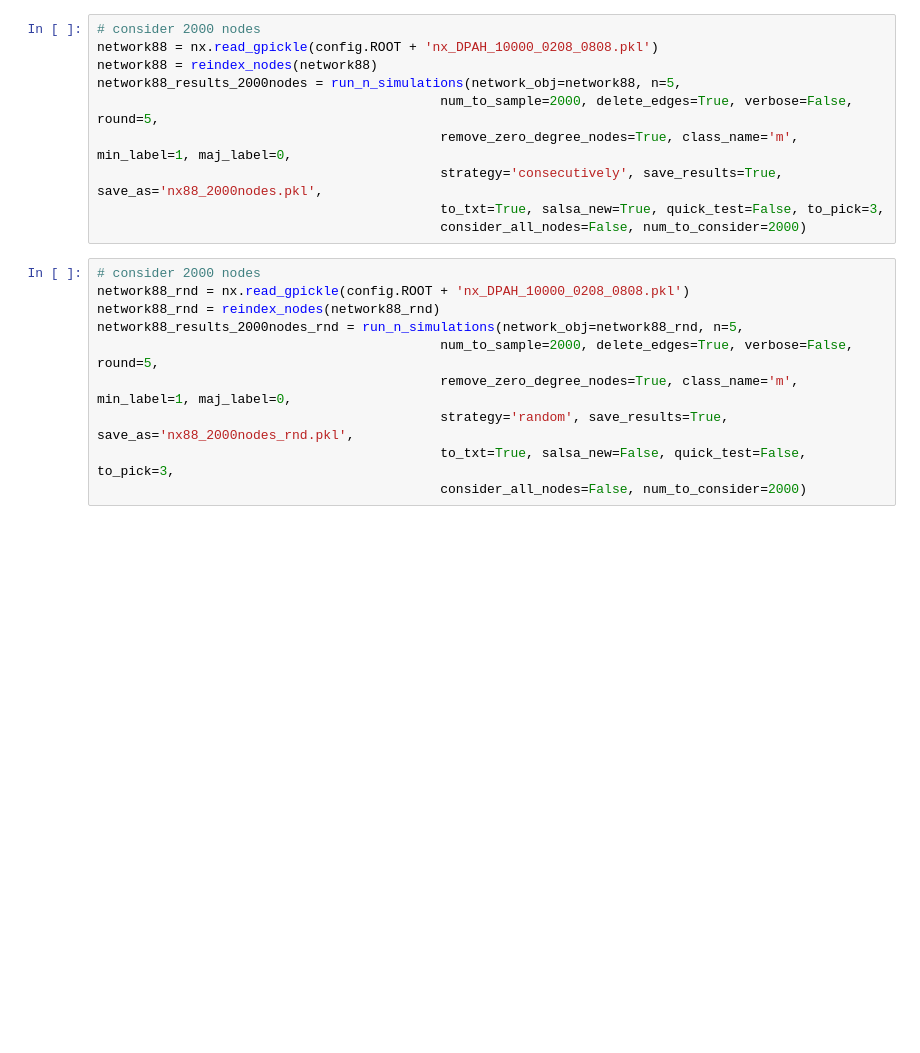
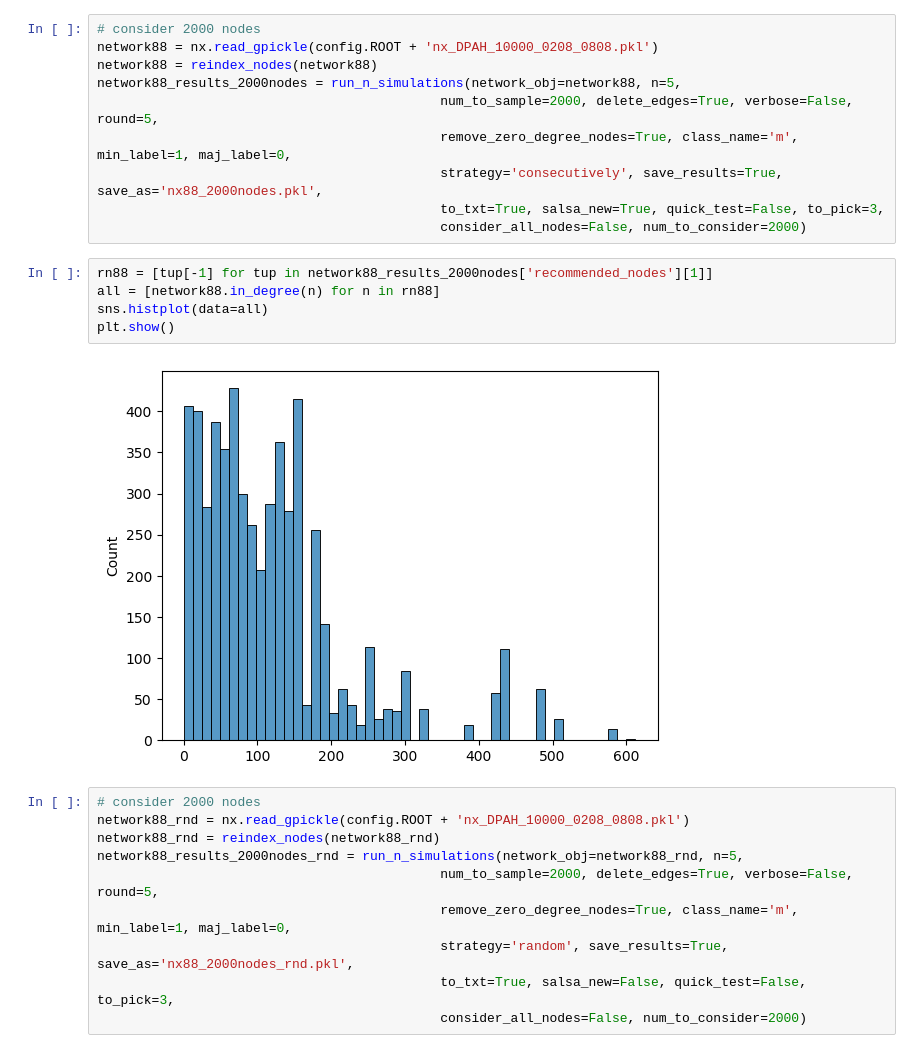
Before and after one commit to TDebono/disparate-exposure-link-recommendation, a Jupyter notebook: synthetic_data.ipynb, the cells around one changed output. Saved outputs shown, nothing was run; the diff lists cells and outputs as text; blank space fills up the shorter version.

```diff
--- a/synthetic_data.ipynb
+++ b/synthetic_data.ipynb
@@ -1385,6 +1395,13 @@ network88_results_2000nodes = run_n_simulations(network_obj=network88, n=5,
                                             strategy='consecutively', save_results=True, save_as='nx88_2000nodes.pkl',
                                             to_txt=True, salsa_new=True, quick_test=False, to_pick=3,
                                             consider_all_nodes=False, num_to_consider=2000)
+# %%
+rn88 = [tup[-1] for tup in network88_results_2000nodes['recommended_nodes'][1]]
+all = [network88.in_degree(n) for n in rn88]
+sns.histplot(data=all)
+plt.show()
+# %% [output]
+[figure, added]
 # %%
 # consider 2000 nodes
 network88_rnd = nx.read_gpickle(config.ROOT + 'nx_DPAH_10000_0208_0808.pkl')
```
Also changed, not shown: parts of 14 cells of this notebook, 3 other files.
